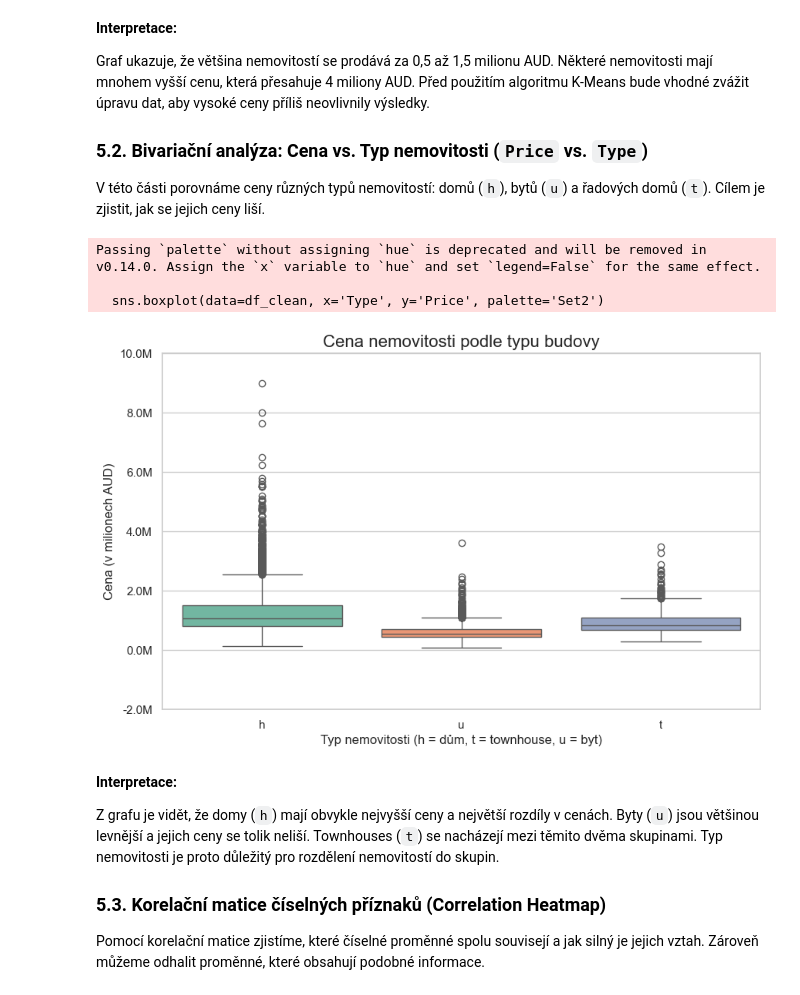
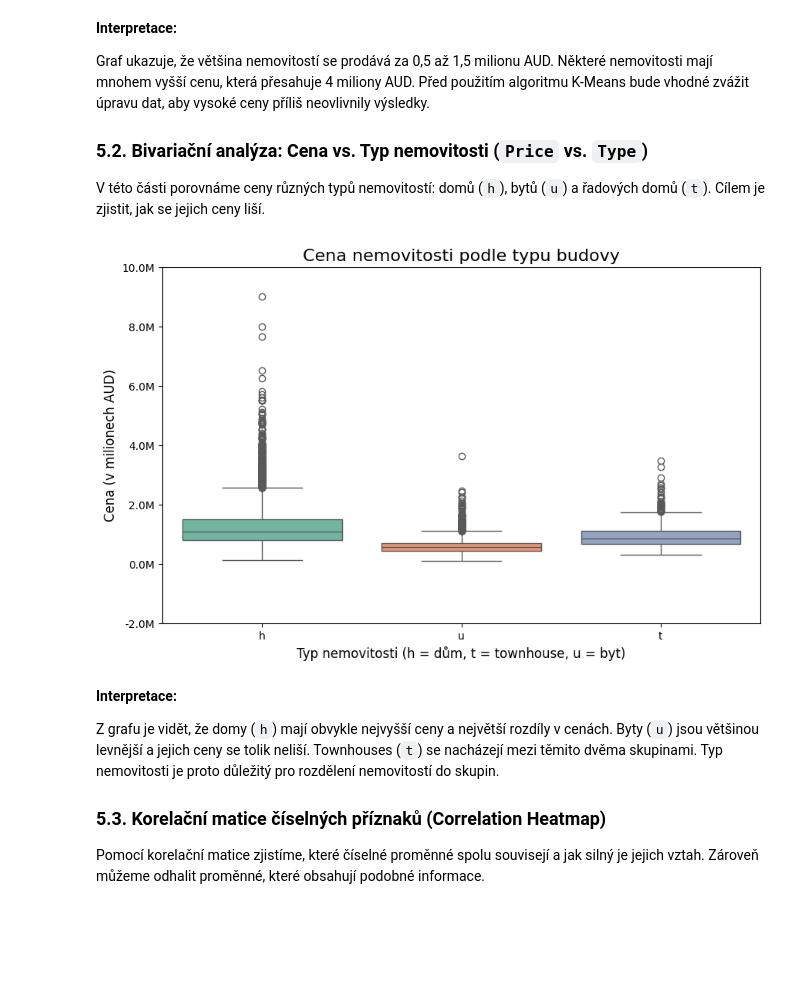
Before and after one commit to kassdiana/zsu, a Jupyter notebook: project/KAS0301_Project_Part1.ipynb, the cells around one changed output. Saved outputs shown, nothing was run; the diff lists cells and outputs as text; code cells hidden in the pictures; blank space fills up the shorter version.

```diff
--- a/project/KAS0301_Project_Part1.ipynb
+++ b/project/KAS0301_Project_Part1.ipynb
@@ -222,17 +222,14 @@ V této části porovnáme ceny různých typů nemovitostí: domů (`h`), bytů
 # %%
 # Vykreslení boxplotu pro porovnání cen podle typu nemovitosti
 plt.figure(figsize=(10, 6))
-sns.boxplot(data=df_clean, x='Type', y='Price', palette='Set2')
+sns.boxplot(data=df_clean, x='Type', y='Price', hue='Type', palette='Set2', legend=False)
 plt.title('Cena nemovitosti podle typu budovy', fontsize=16)
 plt.xlabel('Typ nemovitosti (h = dům, t = townhouse, u = byt)', fontsize=12)
 plt.ylabel('Cena (v milionech AUD)', fontsize=12)
 plt.yticks(ticks=plt.yticks()[0], labels=[f'{y/1e6:.1f}M' for y in plt.yticks()[0]])
 plt.show()
 # %% [output]
-Passing `palette` without assigning `hue` is deprecated and will be removed in v0.14.0. Assign the `x` variable to `hue` and set `legend=False` for the same effect.
-
-  sns.boxplot(data=df_clean, x='Type', y='Price', palette='Set2')
-[figure, old version]
+[figure, new version]
 # %% [markdown]
 **Interpretace:**
 
```
Also changed, not shown: parts of 4 cells of this notebook.
